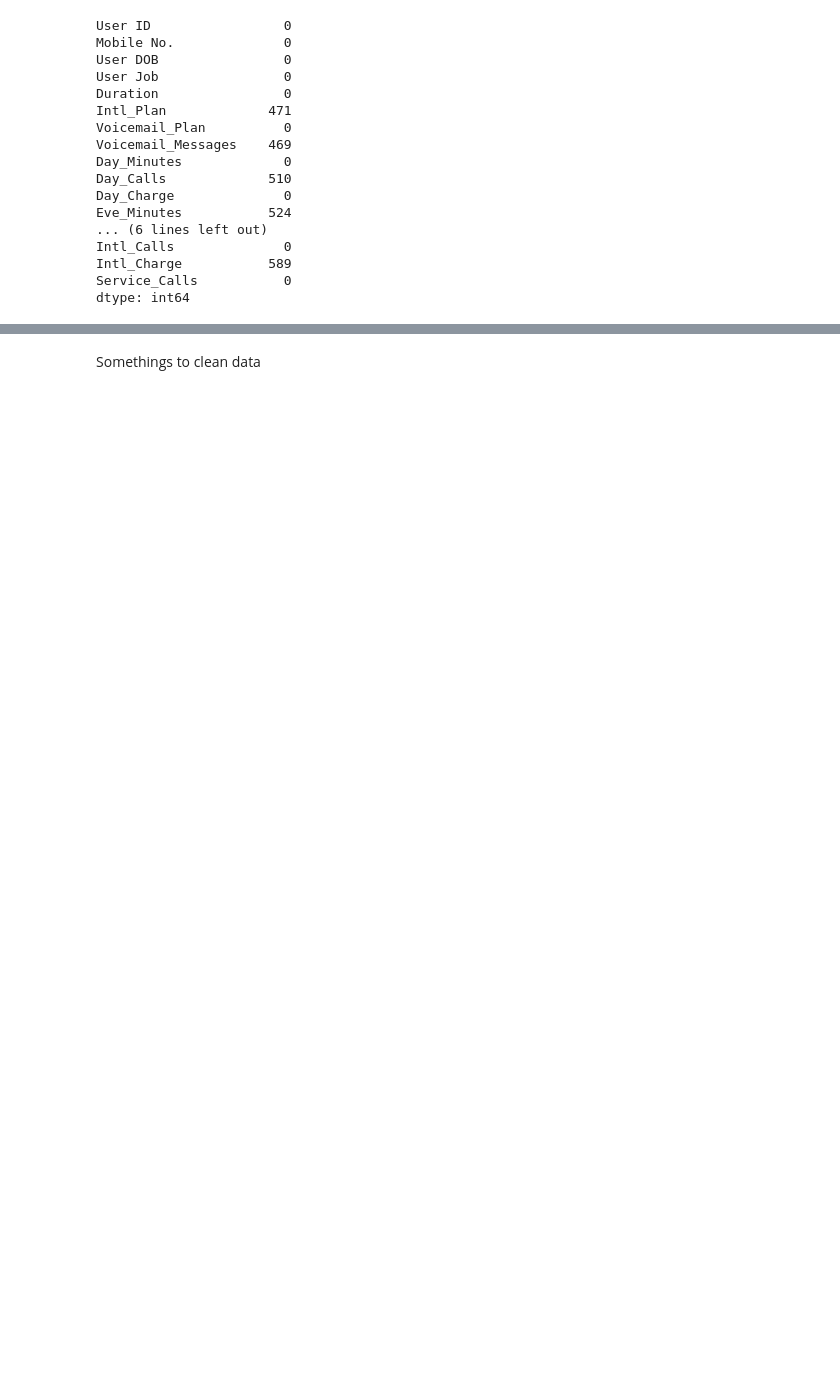
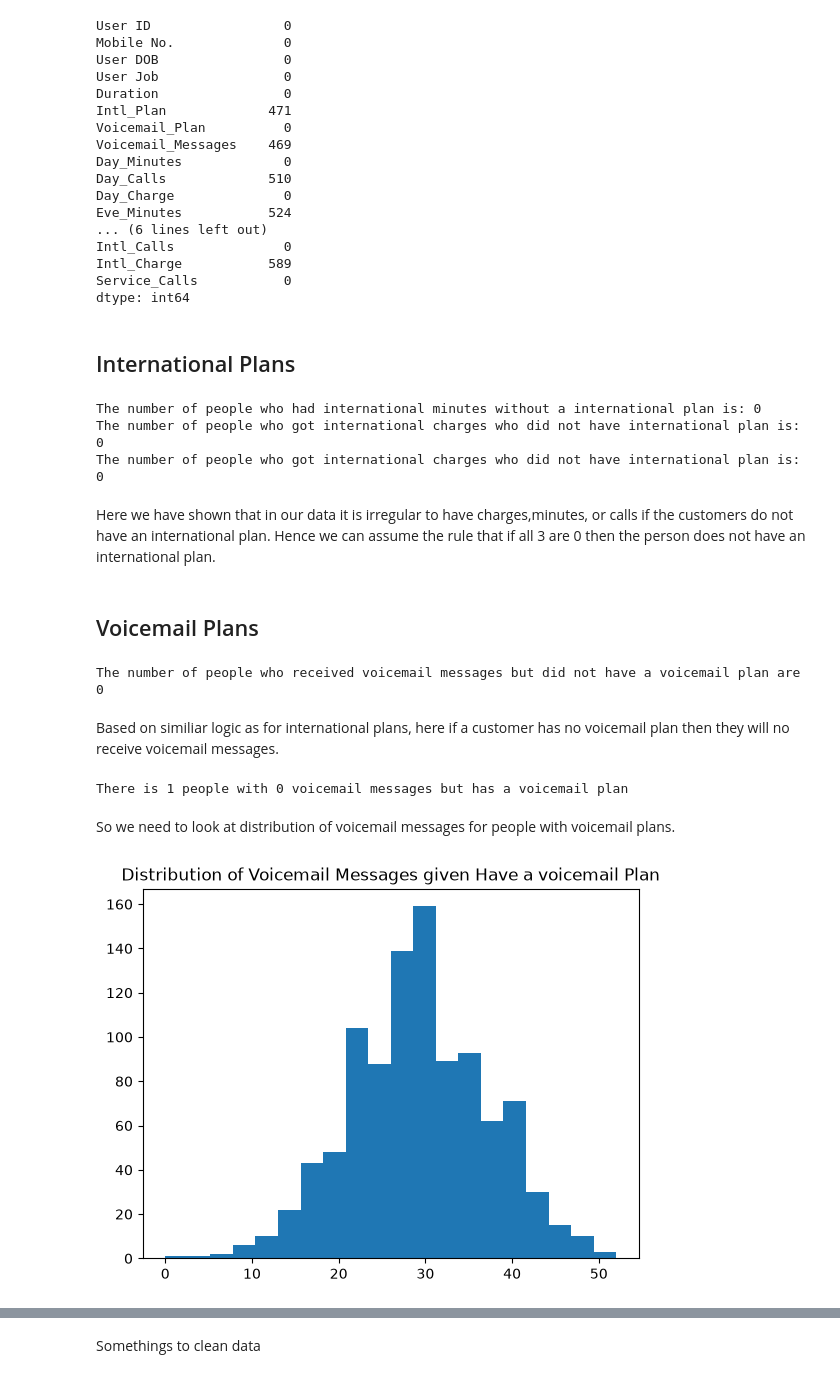
Before and after one commit to Jonathan-Le-Roux/Telecom-Customer--Attrition-Classification, a Jupyter notebook: src/analysis.ipynb, the cells around one changed output, grey strips where cells are left out. Cells and saved outputs as stored; diff of their text form; code cells hidden in the pictures; blank space fills up the shorter version.

Commit message:
finished voicemail EDA

```diff
--- a/src/analysis.ipynb
+++ b/src/analysis.ipynb
@@ -59,3 +58,48 @@ Intl_Calls              0
 Intl_Charge           589
 Service_Calls           0
 dtype: int64
+# %% [markdown]
+## International Plans
+# %%
+diff = len(X[(X['Intl_Plan']== 0) & (X['Intl_Minutes'] != 0)])
+print(f'The number of people who had international minutes without a international plan is: {diff}')
+diff = len(X[(X['Intl_Plan']==0) & (X['Intl_Charge']!=0)])
+print(f'The number of people who got international charges who did not have international plan is: {diff}')
+diff = len(X[(X['Intl_Plan']==0) & (X['Intl_Calls']!=0)])
+print(f'The number of people who got international charges who did not have international plan is: {diff}')
+# %% [output]
+The number of people who had international minutes without a international plan is: 0
+The number of people who got international charges who did not have international plan is: 0
+The number of people who got international charges who did not have international plan is: 0
+# %% [markdown]
+Here we have shown that in our data it is irregular to have charges,minutes, or calls if the customers do not have an international plan. Hence we can assume the rule that if all 3 are 0 then the person does not have an international plan.
+# %% [markdown]
+## Voicemail Plans
+# %%
+diff = len(X[(X['Voicemail_Messages']!=0) & (X['Voicemail_Plan']==0)])
+print(f"The number of people who received voicemail messages but did not have a voicemail plan are {diff}")
+# %% [output]
+The number of people who received voicemail messages but did not have a voicemail plan are 0
+# %% [markdown]
+Based on similiar logic as for international plans, here if a customer has no voicemail plan then they will no receive voicemail messages.
+# %%
+# making the voicemail messages with corresponding no voicemail plan equal 0
+mask_neg = (
+            (X["Voicemail_Plan"] == "no") &
+            (X["Voicemail_Messages"].isna())
+            )
+X.loc[mask_neg, "Voicemail_Messages"] = 0
+# %%
+diff = len(X[(X['Voicemail_Messages']==0) & (X['Voicemail_Plan']=='yes')])
+print(f'There is {diff} people with 0 voicemail messages but has a voicemail plan')
+# %% [output]
+There is 1 people with 0 voicemail messages but has a voicemail plan
+# %% [markdown]
+So we need to look at distribution of voicemail messages for people with voicemail plans.
+# %%
+fig,ax = plt.subplots()
+X.loc[((X['Voicemail_Plan']=='yes')), 'Voicemail_Messages'].hist(bins = 20)
+ax.set_title("Distribution of Voicemail Messages given Have a voicemail Plan")
+ax.grid(False)
+# %% [output]
+[figure, added]
```
Also changed, not shown: parts of 8 cells of this notebook.
